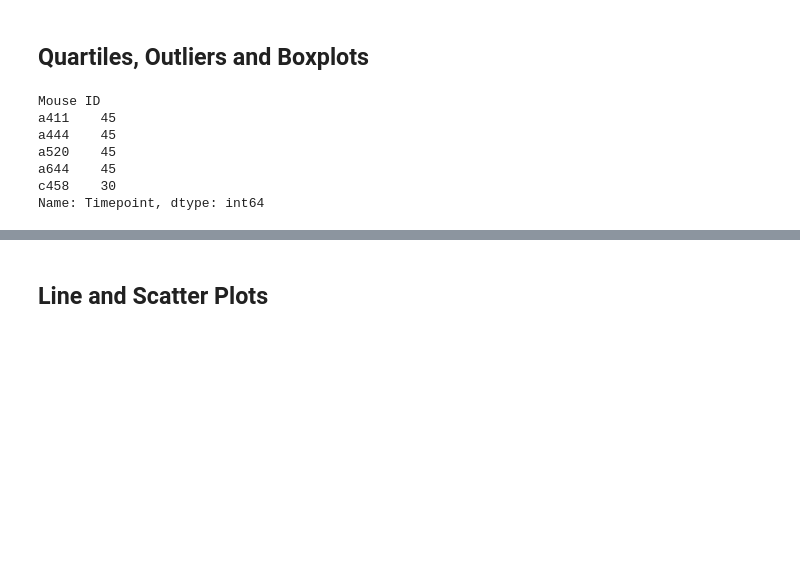
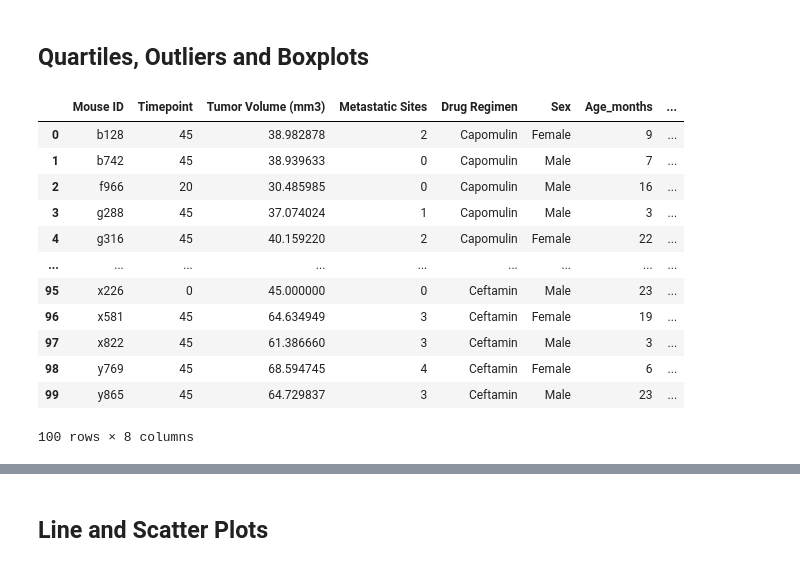
Before and after one commit to cxnoii/Pharmaceutical_Analysis, a Jupyter notebook: pymaceuticals_starter.ipynb, the cells around one changed output, grey strips where cells are left out. Cells and saved outputs as stored; diff of their text form; code cells hidden in the pictures; blank space fills up the shorter version.

```diff
--- a/pymaceuticals_starter.ipynb
+++ b/pymaceuticals_starter.ipynb
@@ -198,23 +198,43 @@ Text(0, 0.5, 'Sex')
 # %%
 # Calculate the final tumor volume of each mouse across four of the treatment regimens:
 # Capomulin, Ramicane, Infubinol, and Ceftamin
 capomulin_df = clean_results_df.loc[clean_results_df['Drug Regimen'] == 'Capomulin']
 ramicane_df = clean_results_df.loc[clean_results_df['Drug Regimen'] == 'Ramicane']
+infubinol_df = clean_results_df.loc[clean_results_df['Drug Regimen'] == 'Infubinol']
+ceftamin_df = clean_results_df.loc[clean_results_df['Drug Regimen'] == 'Ceftamin']
 
 # Start by getting the last (greatest) timepoint for each mouse
 capomulin_max = capomulin_df.groupby('Mouse ID').max()['Timepoint']
 ramicane_max = ramicane_df.groupby('Mouse ID').max()['Timepoint']
-
+infubinol_max = infubinol_df.groupby('Mouse ID').max()['Timepoint']
+ceftamin_max = ceftamin_df.groupby('Mouse ID').max()['Timepoint']
 
 # Merge this group df with the original dataframe to get the tumor volume at the last timepoint
-capomulin_max_volume_df = pd.merge(capomulin_max, clean_results_df, on=['Mouse ID','Timepoint'])
-capomulin_max_volume_df
-# ramicane_max.head()
+capomulin_max_df = pd.merge(capomulin_max, clean_results_df, on=['Mouse ID','Timepoint']) #len25
+ramicane_max_df = pd.merge(ramicane_max, clean_results_df, on=['Mouse ID','Timepoint']) #25
+infubinol_max_df = pd.merge(infubinol_max, clean_results_df, on=['Mouse ID','Timepoint']) #25
+ceftamin_max_df = pd.merge(ceftamin_max, clean_results_df, on=['Mouse ID','Timepoint']) #25
+
+#creating a df with all the tumor volumes, .append works but will be outdated
+regimen_tumor_max = pd.concat([
+capomulin_max_df
+,ramicane_max_df
+,infubinol_max_df
+,ceftamin_max_df]
+,ignore_index=True)
+
+regimen_tumor_max #len=100
 # %% [output]
+|  | Mouse ID | Timepoint | Tumor Volume (mm3) | Metastatic Sites | Drug Regimen | Sex | Age_months | ... |
+| 0 | b128 | 45 | 38.982878 | 2 | Capomulin | Female | 9 | ... |
+| 1 | b742 | 45 | 38.939633 | 0 | Capomulin | Male | 7 | ... |
+| 2 | f966 | 20 | 30.485985 | 0 | Capomulin | Male | 16 | ... |
+| 3 | g288 | 45 | 37.074024 | 1 | Capomulin | Male | 3 | ... |
+| 4 | g316 | 45 | 40.159220 | 2 | Capomulin | Female | 22 | ... |
+| ... | ... | ... | ... | ... | ... | ... | ... | ... |
+| 95 | x226 | 0 | 45.000000 | 0 | Ceftamin | Male | 23 | ... |
+| 96 | x581 | 45 | 64.634949 | 3 | Ceftamin | Female | 19 | ... |
+| 97 | x822 | 45 | 61.386660 | 3 | Ceftamin | Male | 3 | ... |
+| 98 | y769 | 45 | 68.594745 | 4 | Ceftamin | Female | 6 | ... |
+| 99 | y865 | 45 | 64.729837 | 3 | Ceftamin | Male | 23 | ... |
-Mouse ID
-a411    45
-a444    45
-a520    45
-a644    45
-c458    30
-Name: Timepoint, dtype: int64
+100 rows × 8 columns
```
Also changed, not shown: parts of 9 cells of this notebook.
